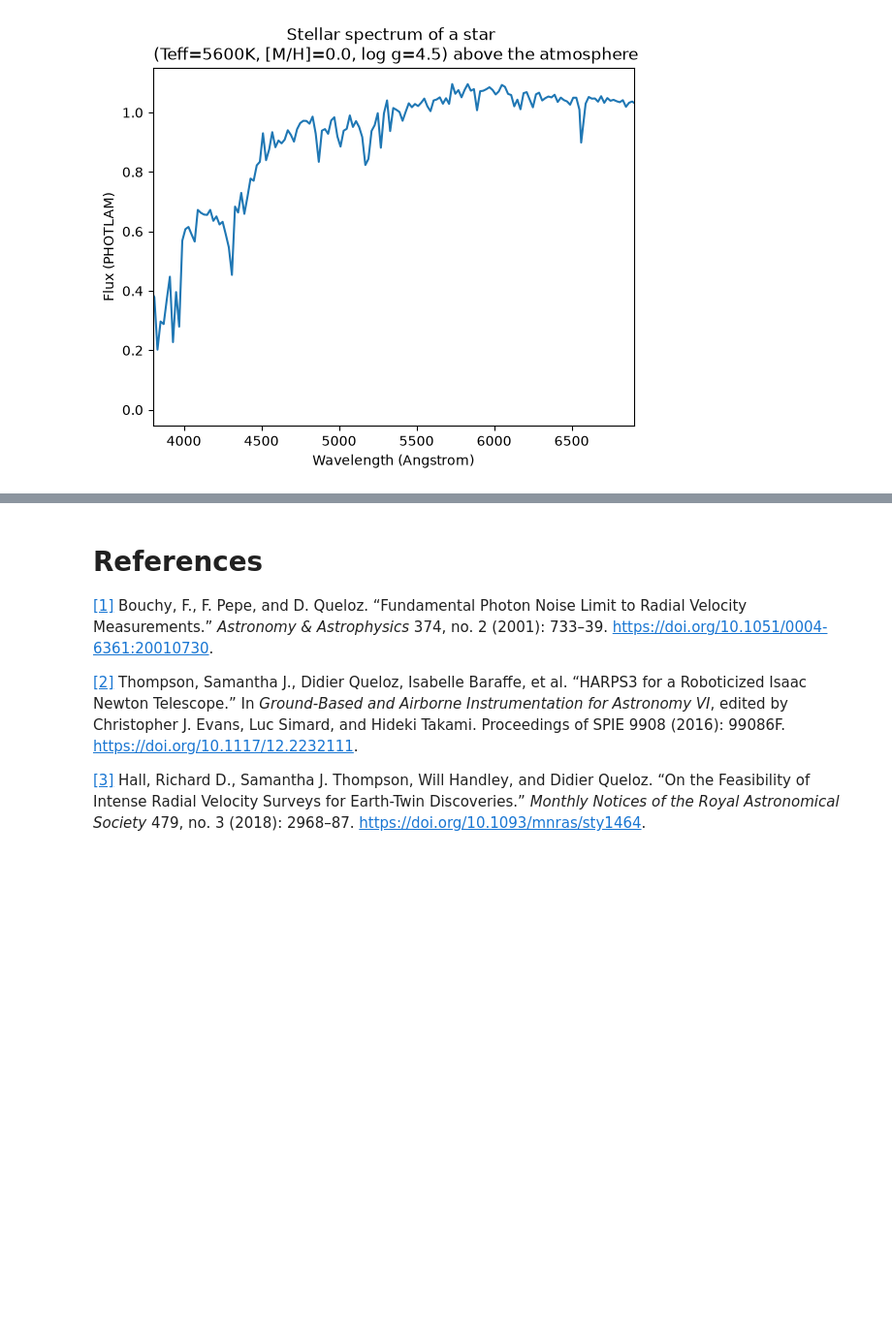
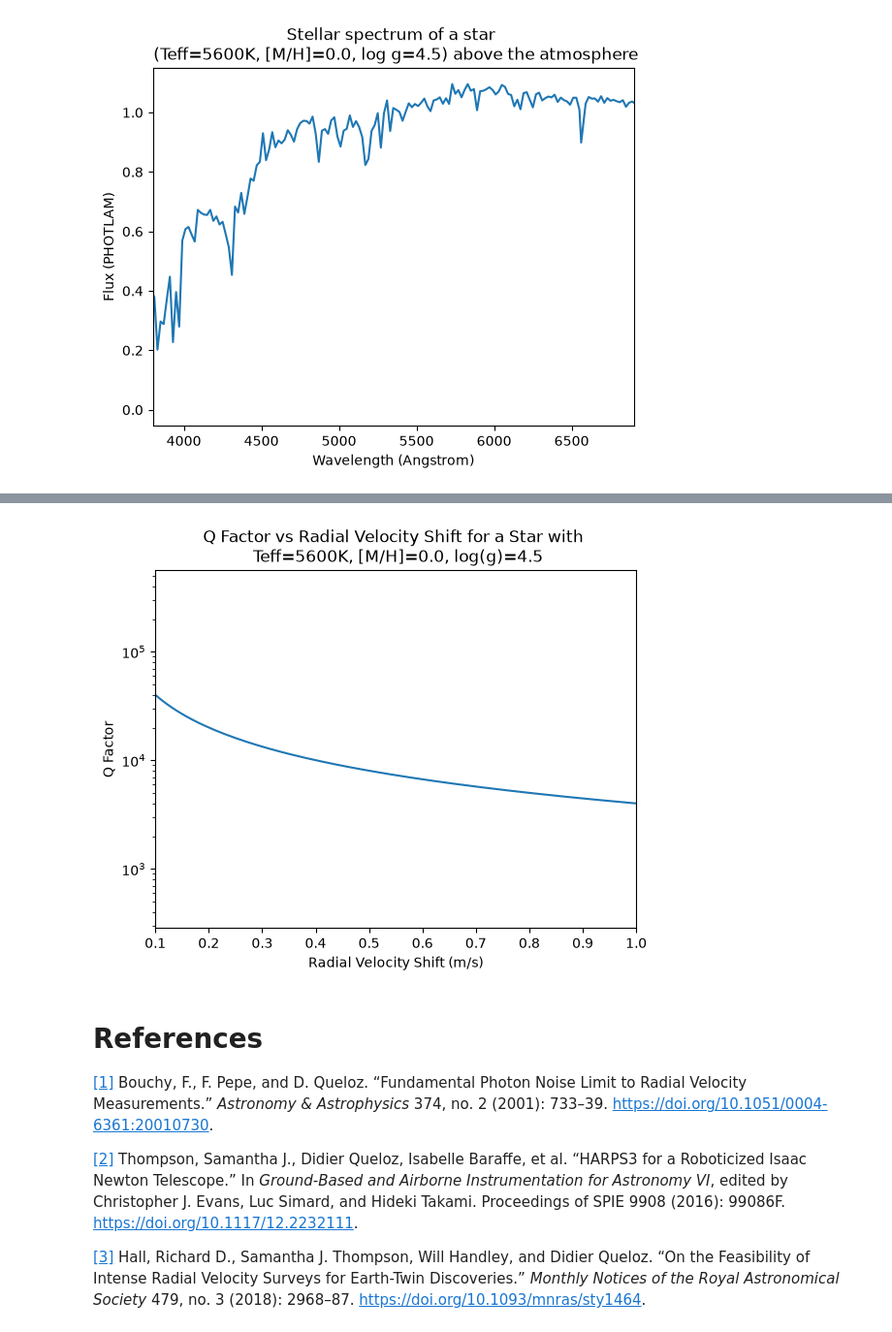
Before and after one commit to EnisGerxhalija/simulated_rv_data, a Jupyter notebook: notebooks/photon_noise_limit.ipynb, the cells around one changed output, grey strips where cells are left out. Shown at 97% size. Saved outputs shown, nothing was run; the diff lists cells and outputs as text; code cells hidden in the pictures; blank space fills up the shorter version.

```diff
--- a/notebooks/photon_noise_limit.ipynb
+++ b/notebooks/photon_noise_limit.ipynb
@@ -110,3 +119,20 @@ plt.ylim(1e5, 2e6)
+# %%
+
+delta_rv = np.arange(0.01, 10, 0.01)  # radial velocity shifts in km/s
+Q_factor = np.zeros_like(delta_rv)  # initialize Q factor array
+photon_count = np.sum(flux_bins) * S_area * tot_eff * t_exp  # total photons collected in the exposure
+Q_factor = const.c / ( np.sqrt(photon_count) * delta_rv )  # simplified Q factor calculation
+# %%
+plt.plot(delta_rv, Q_factor)
+plt.yscale('log')
+plt.xlabel("Radial Velocity Shift (m/s)")
+plt.ylabel("Q Factor")
+plt.title("Q Factor vs Radial Velocity Shift for a Star with \n Teff=5600K, [M/H]=0.0, log(g)=4.5")
+plt.xticks(np.arange(0.1, 1.1, 0.1))
+plt.xlim([0.1, 1])
+plt.show()
+# %% [output]
+[figure, added]
 # %% [markdown]
 # References
 
```
Also changed, not shown: parts of 4 cells of this notebook.
